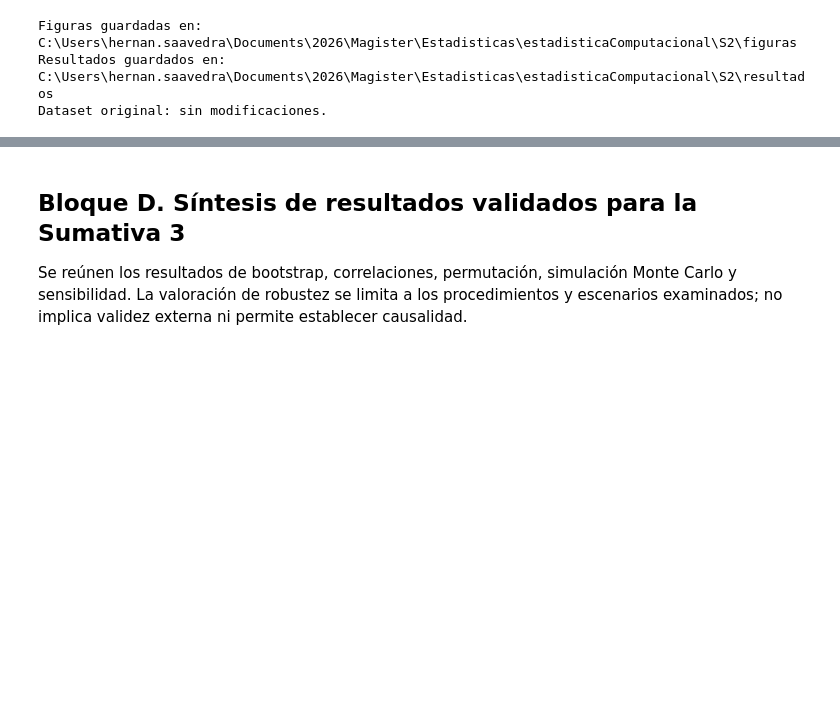
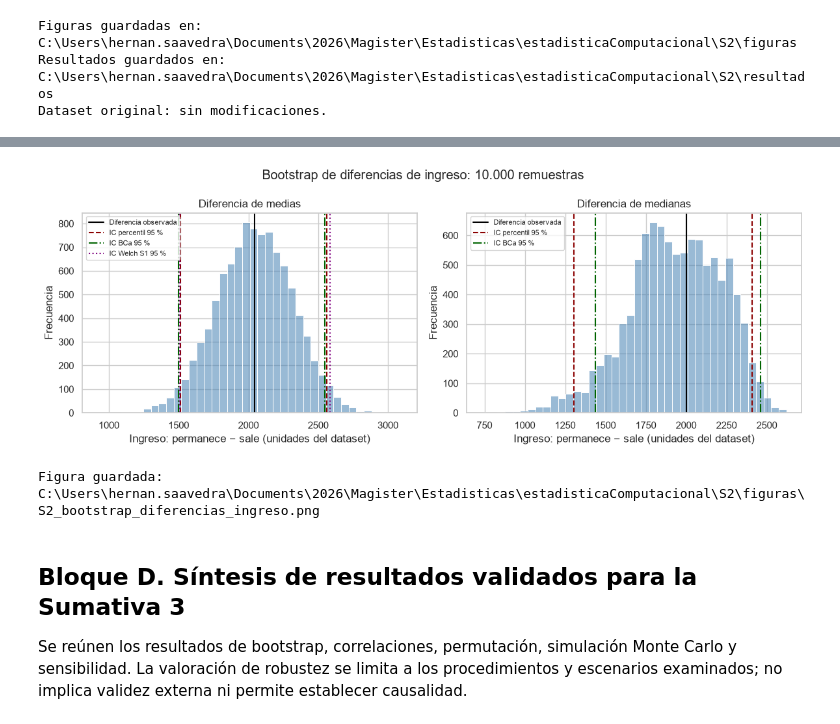
Before and after one commit to hernansaavedrag/estadisticaComputacional, a Jupyter notebook: S2/notebooks/S2_IBM_HR_Validacion.ipynb, the cells around one changed output, grey strips where cells are left out. Cells and saved outputs as stored; diff of their text form; code cells hidden in the pictures; blank space fills up the shorter version.

Commit message:
Ampliar bootstrap de ingresos segun retroalimentacion de S1

```diff
--- a/S2/notebooks/S2_IBM_HR_Validacion.ipynb
+++ b/S2/notebooks/S2_IBM_HR_Validacion.ipynb
@@ -2204,3 +2382,81 @@ Dataset original: sin modificaciones.
+# %%
+fig, axes = plt.subplots(1, 2, figsize=(12, 4.5))
+
+for ax, (_, fila) in zip(
+    axes, bootstrap_diferencias.iterrows()
+):
+    nombre = fila["estadistico"]
+    replicas = replicas_diferencias[nombre]
+
+    sns.histplot(
+        replicas,
+        bins=40,
+        color="steelblue",
+        alpha=0.55,
+        ax=ax
+    )
+
+    ax.axvline(
+        fila["estimacion"],
+        color="black",
+        label="Diferencia observada"
+    )
+
+    for i, lado in enumerate(["inferior", "superior"]):
+        ax.axvline(
+            fila[f"percentil_{lado}"],
+            color="darkred",
+            linestyle="--",
+            label="IC percentil 95 %" if i == 0 else None
+        )
+        ax.axvline(
+            fila[f"bca_{lado}"],
+            color="darkgreen",
+            linestyle="-.",
+            label="IC BCa 95 %" if i == 0 else None
+        )
+
+    # Comparar Welch solo con la diferencia de medias.
+    if nombre == "Diferencia de medias":
+        ax.axvline(
+            ic_welch_ingreso.low,
+            color="purple",
+            linestyle=":",
+            label="IC Welch S1 95 %"
+        )
+        ax.axvline(
+            ic_welch_ingreso.high,
+            color="purple",
+            linestyle=":"
+        )
+
+    ax.set_title(nombre)
+    ax.set_xlabel(
+        "Ingreso: permanece − sale (unidades del dataset)"
+    )
+    ax.set_ylabel("Frecuencia")
+    ax.legend(fontsize=8)
+
+fig.suptitle(
+    "Bootstrap de diferencias de ingreso: 10.000 remuestras"
+)
+fig.tight_layout()
+
+ruta_figura_diferencias = (
+    carpeta_figuras / "S2_bootstrap_diferencias_ingreso.png"
+)
+
+fig.savefig(
+    ruta_figura_diferencias,
+    dpi=200,
+    bbox_inches="tight"
+)
+plt.show()
+
+print("Figura guardada:", ruta_figura_diferencias)
+# %% [output]
+[figure, added]
+Figura guardada: C:\Users\hernan.saavedra\Documents\2026\Magister\Estadisticas\estadisticaComputacional\S2\figuras\S2_bootstrap_diferencias_ingreso.png
 # %% [markdown]
 ## Bloque D. Síntesis de resultados validados para la Sumativa 3
 
```
Also changed, not shown: parts of 4 cells of this notebook, 6 other files.
